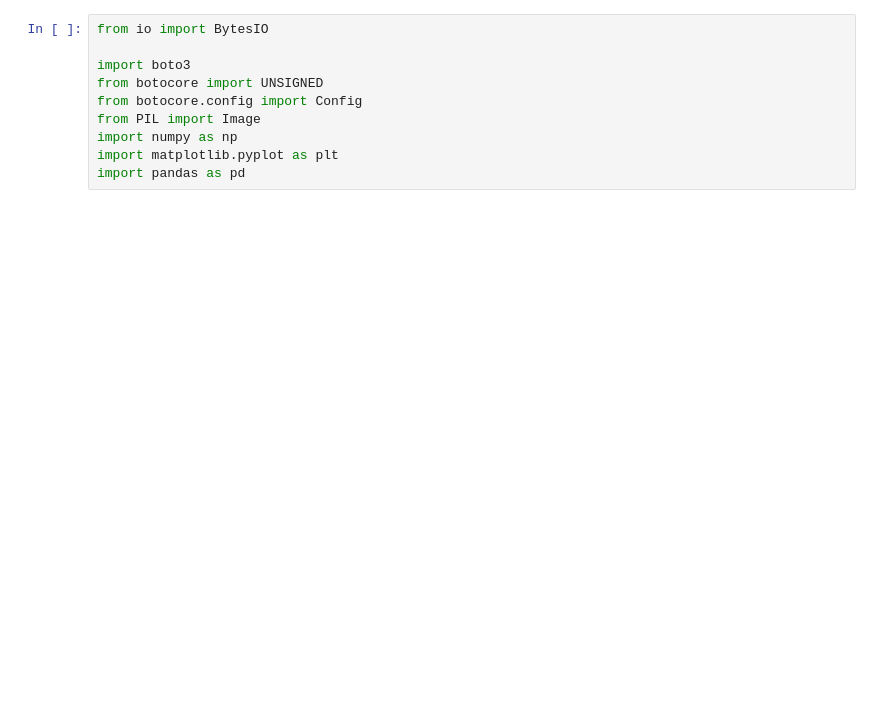
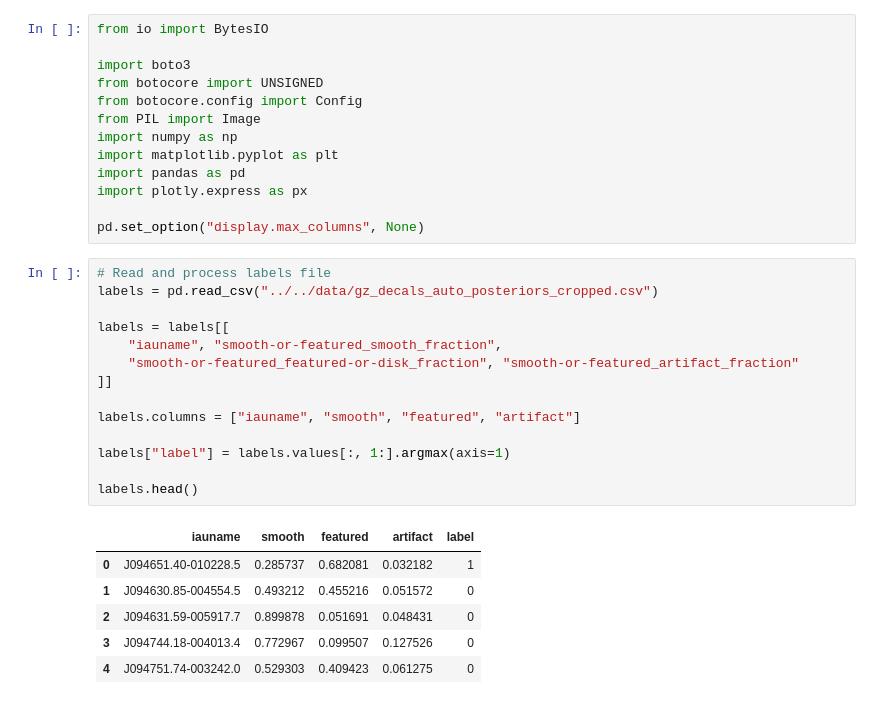
Before and after one commit to AlexHorduz/galaxy_morph, a Jupyter notebook: src/manifold/LLE.ipynb, the cells around one changed output. Cells and saved outputs as stored; diff of their text form; blank space fills up the shorter version.

```diff
--- a/src/manifold/LLE.ipynb
+++ b/src/manifold/LLE.ipynb
@@ -8,3 +8,27 @@ from PIL import Image
 import numpy as np
 import matplotlib.pyplot as plt
 import pandas as pd
+import plotly.express as px
+
+pd.set_option("display.max_columns", None)
+# %%
+# Read and process labels file
+labels = pd.read_csv("../../data/gz_decals_auto_posteriors_cropped.csv")
+
+labels = labels[[
+    "iauname", "smooth-or-featured_smooth_fraction",
+    "smooth-or-featured_featured-or-disk_fraction", "smooth-or-featured_artifact_fraction"
+]]
+
+labels.columns = ["iauname", "smooth", "featured", "artifact"]
+
+labels["label"] = labels.values[:, 1:].argmax(axis=1)
+
+labels.head()
+# %% [output]
+|  | iauname | smooth | featured | artifact | label |
+| 0 | J094651.40-010228.5 | 0.285737 | 0.682081 | 0.032182 | 1 |
+| 1 | J094630.85-004554.5 | 0.493212 | 0.455216 | 0.051572 | 0 |
+| 2 | J094631.59-005917.7 | 0.899878 | 0.051691 | 0.048431 | 0 |
+| 3 | J094744.18-004013.4 | 0.772967 | 0.099507 | 0.127526 | 0 |
+| 4 | J094751.74-003242.0 | 0.529303 | 0.409423 | 0.061275 | 0 |
```
Also changed, not shown: parts of 20 cells of this notebook, 4 other files.
